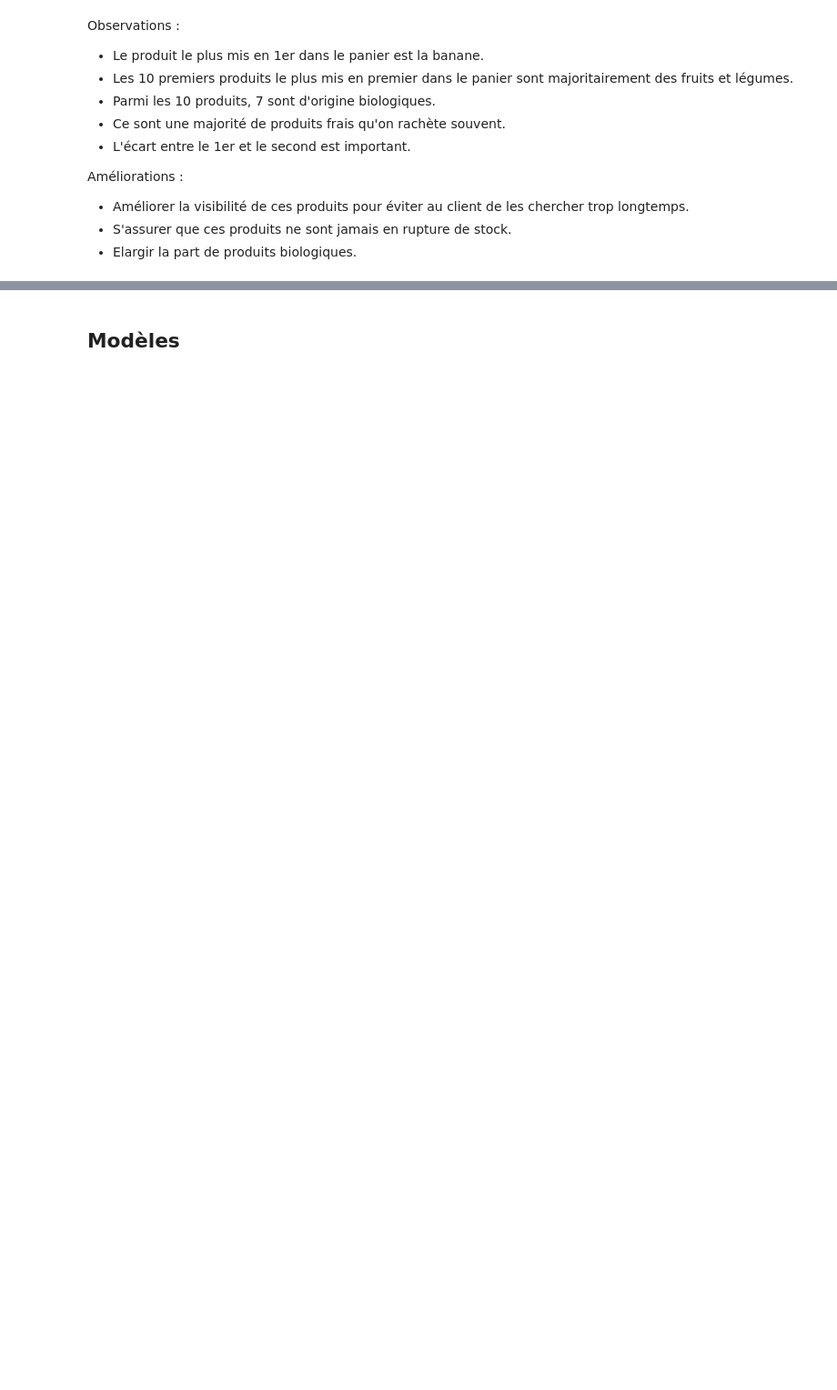
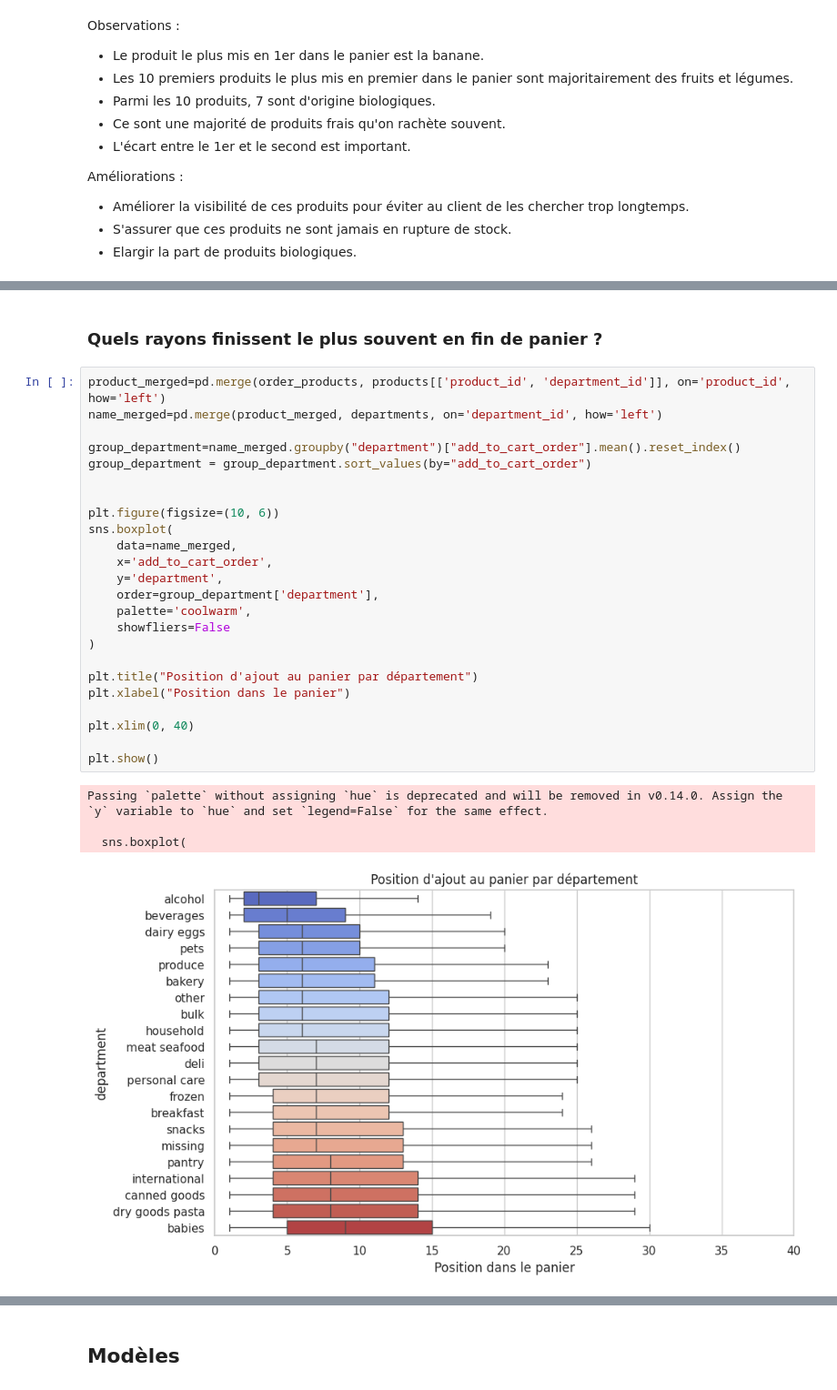
Before and after one commit to raph-bl/NextBuy, a Jupyter notebook: notebook.ipynb, the cells around one changed output, grey strips where cells are left out. Shown at 91% size. Saved outputs shown, nothing was run; the diff lists cells and outputs as text; blank space fills up the shorter version.

Commit message:
feat(graph/comments):boxplot for cart order by department with business insights

```diff
--- a/notebook.ipynb
+++ b/notebook.ipynb
@@ -108,0 +118,31 @@ plt.show()
+# %% [markdown]
+### Quels rayons finissent le plus souvent en fin de panier ?
+# %%
+product_merged=pd.merge(order_products, products[['product_id', 'department_id']], on='product_id', how='left')
+name_merged=pd.merge(product_merged, departments, on='department_id', how='left')
+
+group_department=name_merged.groupby("department")["add_to_cart_order"].mean().reset_index()
+group_department = group_department.sort_values(by="add_to_cart_order")
+
+
+plt.figure(figsize=(10, 6))
+sns.boxplot(
+    data=name_merged,
+    x='add_to_cart_order',
+    y='department',
+    order=group_department['department'],
+    palette='coolwarm',
+    showfliers=False
+)
+
+plt.title("Position d'ajout au panier par département")
+plt.xlabel("Position dans le panier")
+
+plt.xlim(0, 40)
+
+plt.show()
+# %% [output]
+Passing `palette` without assigning `hue` is deprecated and will be removed in v0.14.0. Assign the `y` variable to `hue` and set `legend=False` for the same effect.
+
+  sns.boxplot(
+[figure, added]
```
Also changed, not shown: parts of 5 cells of this notebook.
